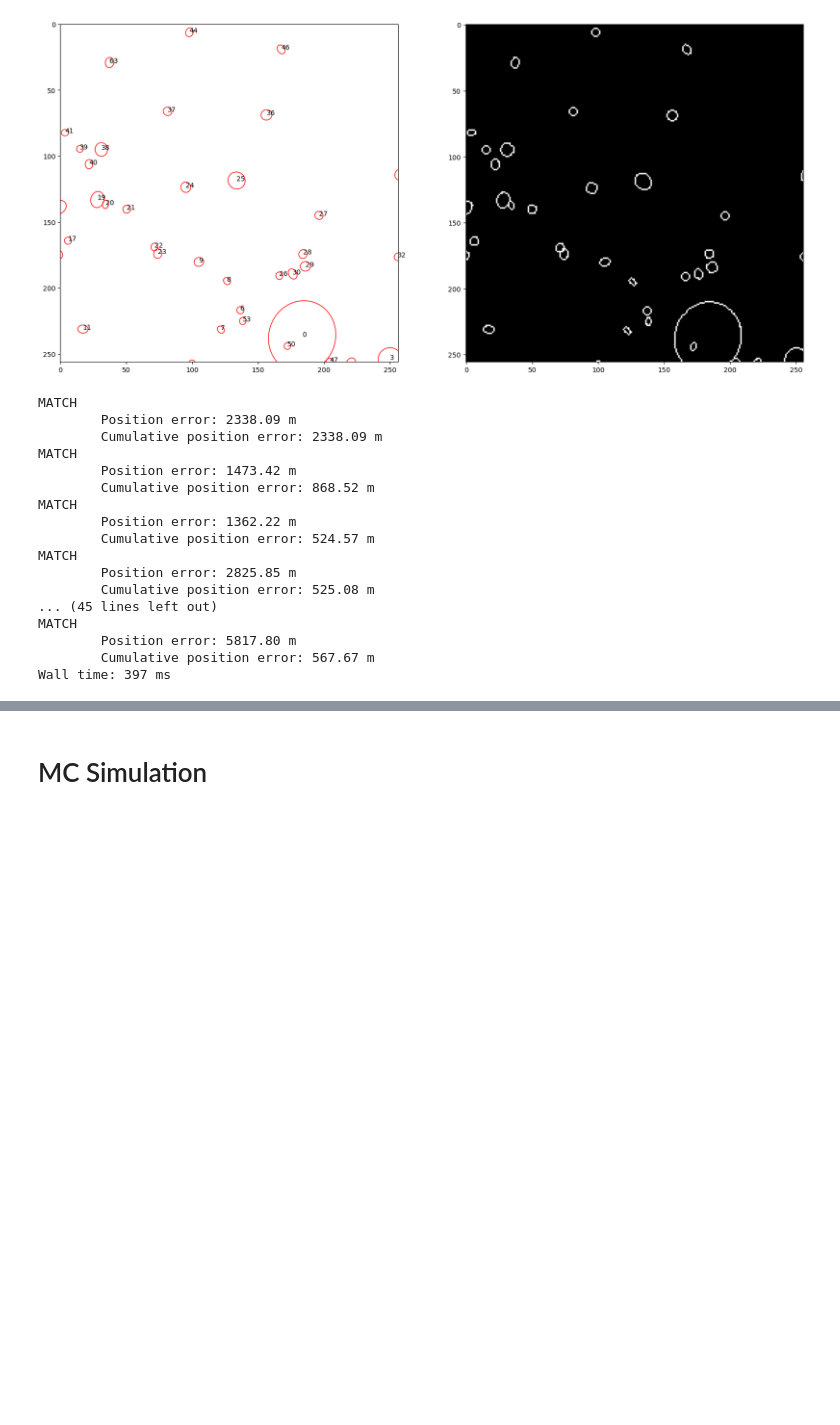
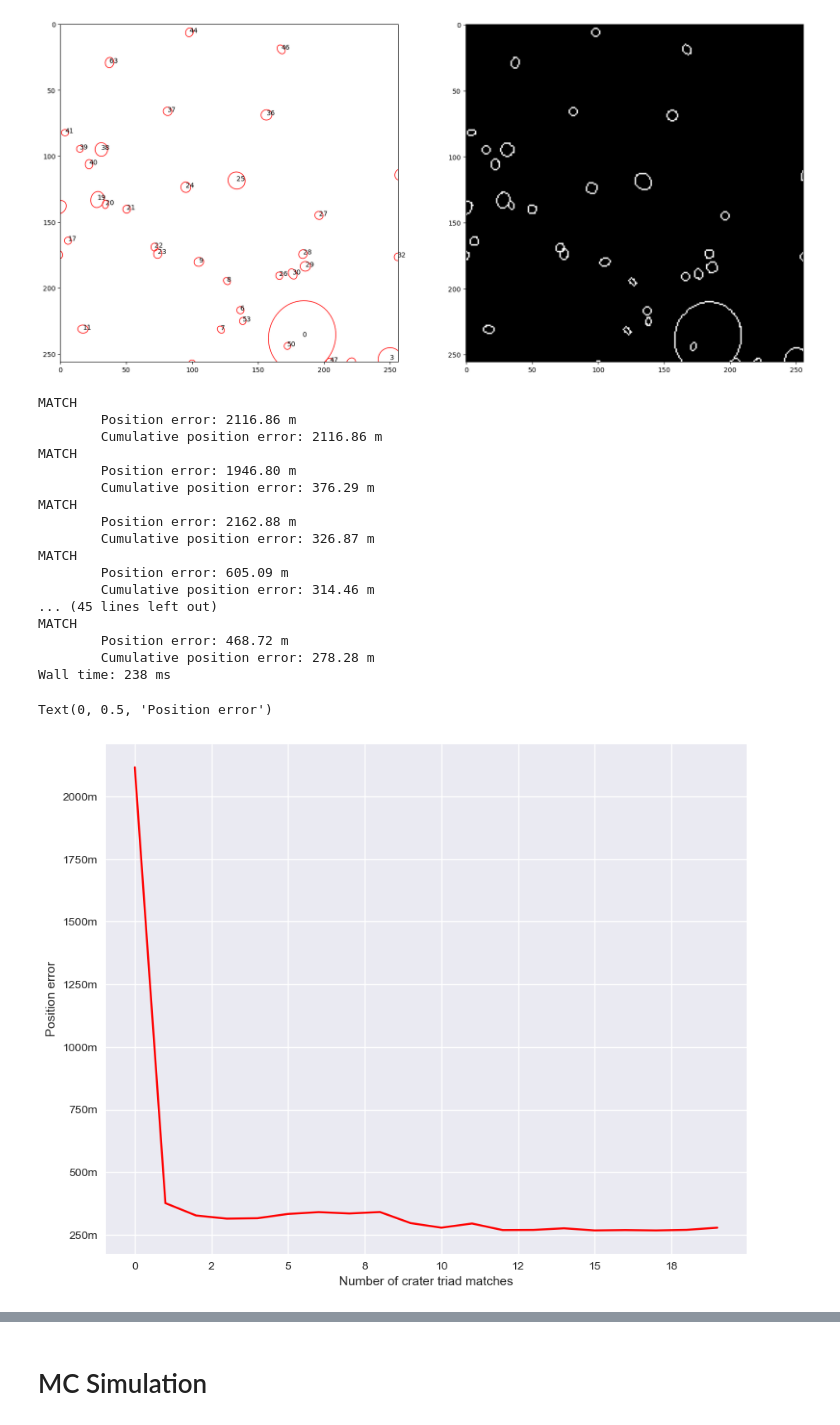
Before and after one commit to wdoppenberg/crater-detection, a Jupyter notebook: notebooks/crater_matching.ipynb, the cells around one changed output, grey strips where cells are left out. Drawn from its saved outputs; the diff is of its cells as text; code cells hidden in the pictures; blank space fills up the shorter version.

Commit message:
Position estimation 1.0 done!

```diff
--- a/notebooks/crater_matching.ipynb
+++ b/notebooks/crater_matching.ipynb
@@ -59,7 +55,7 @@ fig.savefig('output/crater_mask_example.pdf', bbox_inches = 'tight', pad_inches
 # db = CraterDatabase.from_file("../data/lunar_crater_database_robbins_2018.csv", diamlims=[3, 30], latlims=[20, 70], longlims=[20, 70], radius=100, ellipse_limit=1.4)
 db = CraterDatabase(lat_cat[vicinity], long_cat[vicinity], major_cat[vicinity], minor_cat[vicinity], psi_cat[vicinity], radius=500)
 # %%
-sigma_pix = 1
+sigma_pix = 0.5
 
 n_det = len(A_craters)
 # Add noise
@@ -98,7 +94,7 @@ def hypothesis_match(A_i, A_j, sigma_img, threshold=13.276):
     return (d_GA ** 2) / (sigma ** 2) < threshold
 # %%
 %%time
-batch_size = 10000
+batch_size = 1000
 top_n = 3
 
 max_matches = 60
@@ -111,18 +107,21 @@ A_matched = np.full((max_matches, 3, 3), -1, np.float64)
 C_matched = np.full((max_matches, 3, 3), -1, np.float64)
 r_matched =  np.full((max_matches, 3, 1), -1, np.float64)
 
-est_r = np.empty((max_matches//3, 3, 1), np.float64)
+est_r = np.zeros((max_matches//3, 3, 1), np.float64)
 
 crater_triads, features = next(CoplanarInvariants.match_generator(A_craters=A_craters_noisy, max_iter=10, batch_size=batch_size))
 dummy_position = np.zeros_like(cam.r, np.float64)
 match_projector = Camera(dummy_position, cam.T, cam.fov, cam.resolution)
 min_n = db.query(features, k=top_n)
 
+match_est_pos_loop = np.zeros((top_n, batch_size, 3, 1))
+
 i = 0
-for candidates, triad in zip(min_n, crater_triads):
+for p, (candidates, triad) in enumerate(zip(min_n, crater_triads)):
     r_craters_match, C_craters_match = db[candidates]
-    for r, C in zip(r_craters_match, C_craters_match):
+    for q, (r, C) in enumerate(zip(r_craters_match, C_craters_match)):
         match_projector.r = derive_position(A_craters_noisy[triad], r, C, cam.T, cam.K())
+        match_est_pos_loop[q, p] = match_projector.r
         alt = LA.norm(match_projector.r)
         if not const.RMOON < alt < const.RMOON + 500:
             break
@@ -130,7 +129,7 @@ for candidates, triad in zip(min_n, crater_triads):
 
         A_i = scale_det(A_craters_projected)
         A_j = scale_det(A_craters_noisy[triad])
-        h = hypothesis_match(A_i, A_j, sigma_pix)
+        h = hypothesis_match(A_i, A_j, 0.5)
         if all(h):
             print('MATCH')
             print(f"\tPosition error: {(LA.norm(cam.r.ravel() - match_projector.r.ravel()) * u.km).to(u.m):.2f}")
@@ -149,19 +148,19 @@ for candidates, triad in zip(min_n, crater_triads):
         break
 # %% [output]
 MATCH
-        Position error: 2338.09 m
-        Cumulative position error: 2338.09 m
+        Position error: 2116.86 m
+        Cumulative position error: 2116.86 m
 MATCH
-        Position error: 1473.42 m
-        Cumulative position error: 868.52 m
+        Position error: 1946.80 m
+        Cumulative position error: 376.29 m
 MATCH
-        Position error: 1362.22 m
-        Cumulative position error: 524.57 m
+        Position error: 2162.88 m
+        Cumulative position error: 326.87 m
 MATCH
-        Position error: 2825.85 m
-        Cumulative position error: 525.08 m
+        Position error: 605.09 m
+        Cumulative position error: 314.46 m
 ... (45 lines left out)
 MATCH
-        Position error: 5817.80 m
-        Cumulative position error: 567.67 m
-Wall time: 397 ms
+        Position error: 468.72 m
+        Cumulative position error: 278.28 m
+Wall time: 238 ms
@@ -172,3 +167,18 @@ A_craters_match = A_craters_noisy[crater_triads]
+# %%
+import matplotlib.ticker as ticker
+
+plt.style.use('seaborn')
+fig, ax = plt.subplots(figsize=(10, 8))
+
+ax.plot(LA.norm(cam.r - est_r[:i//3], axis=1).flatten()*1000, '-rx')
+ax.yaxis.set_major_formatter(ticker.FormatStrFormatter('%.im'))
+ax.xaxis.set_major_formatter(ticker.FormatStrFormatter('%.0f'))
+
+plt.xlabel("Number of crater triad matches")
+plt.ylabel("Position error")
+# %% [output]
+Text(0, 0.5, 'Position error')
+[figure, added]
 # %%
 @njit
 def pos_lsq_broadcast(A, b):
```
Also changed, not shown: parts of 15 cells of this notebook, 7 other files.
